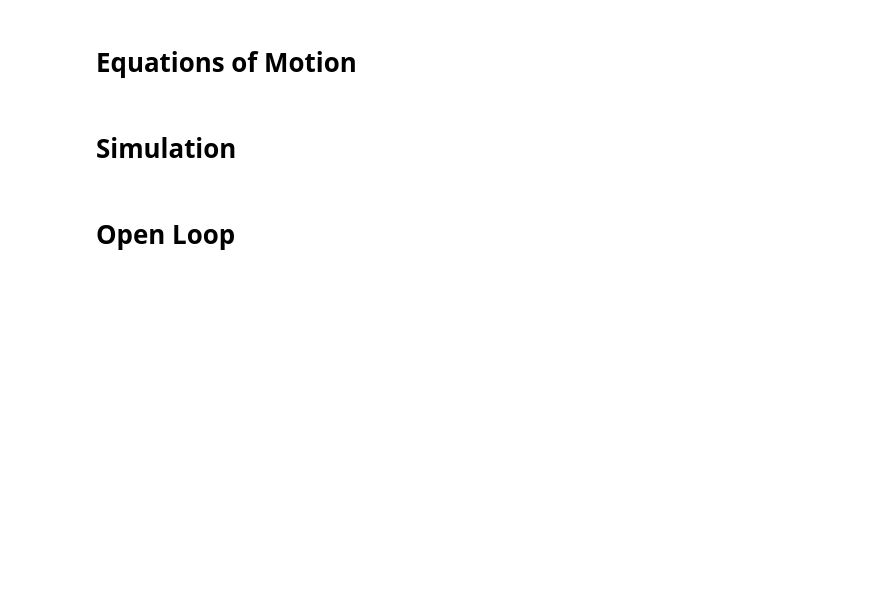
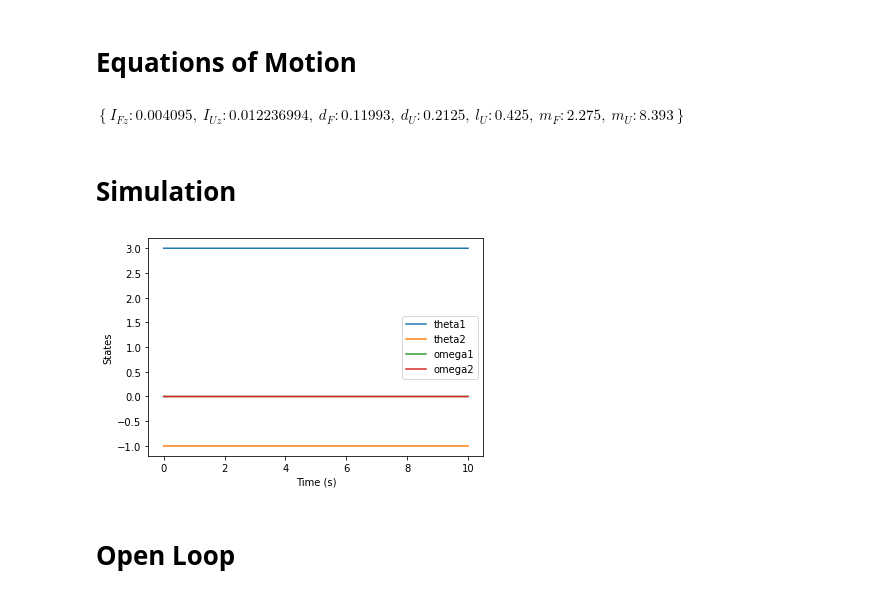
Before and after one commit to jdekarske/2d-robot-prognostics, a Jupyter notebook: robotdynamics.ipynb, the cells around one changed output. Drawn from its saved outputs; the diff is of its cells as text; code cells hidden in the pictures; blank space fills up the shorter version.

```diff
--- a/robotdynamics.ipynb
+++ b/robotdynamics.ipynb
@@ -131,8 +141,8 @@ kane = KanesMethod(inertial_frame,
                    kinematical_differential_equations)
 
 loads = [
-    upper_arm_grav,
-    fore_arm_grav,
+    # upper_arm_grav,
+    # fore_arm_grav,
     upper_arm_torque,
     fore_arm_torque]
 
@@ -164,31 +174,35 @@ kane_sys.constants = {
     fore_arm_mass: fore_arm_mass_constant,  # [kg]
     # [kg*m^2]
     fore_arm_inertia: 0.5 * fore_arm_mass_constant * fore_arm_radius_constant ** 2,
-    g: 9.806
+    # g: 9.806
 }
 # %%
 kane_sys.constants
+# %% [output]
+$\displaystyle \left\{ I_{Fz} : 0.004095, \  I_{Uz} : 0.012236994, \  d_{F} : 0.11993, \  d_{U} : 0.2125, \  l_{U} : 0.425, \  m_{F} : 2.275, \  m_{U} : 8.393\right\}$
 # %% [markdown]
 # Simulation
 # %%
-kane_sys.times = np.linspace(0.0, 3.0, num=1000)
+kane_sys.times = np.arange(0.0, 10.0, 0.005)
 kane_sys.initial_conditions = {
                           theta1: 3.0,
                           theta2: -1.0,
                           omega1: 0.0,
                           omega2: 0.0,
                          }
 states = kane_sys.integrate()
 
 
 import matplotlib.pyplot as plt
 
 fig, ax = plt.subplots()
 ax.plot(kane_sys.times, states)
 ax.set_ylabel('States')
 ax.set_xlabel('Time (s)')
 ax.legend(['theta1', 'theta2', 'omega1', 'omega2'])
 plt.show()
+# %% [output]
+[figure, added]
 # %%
 from pydy.viz import Sphere, Cylinder, VisualizationFrame, Scene
 
```
Also changed, not shown: parts of 13 cells of this notebook.
